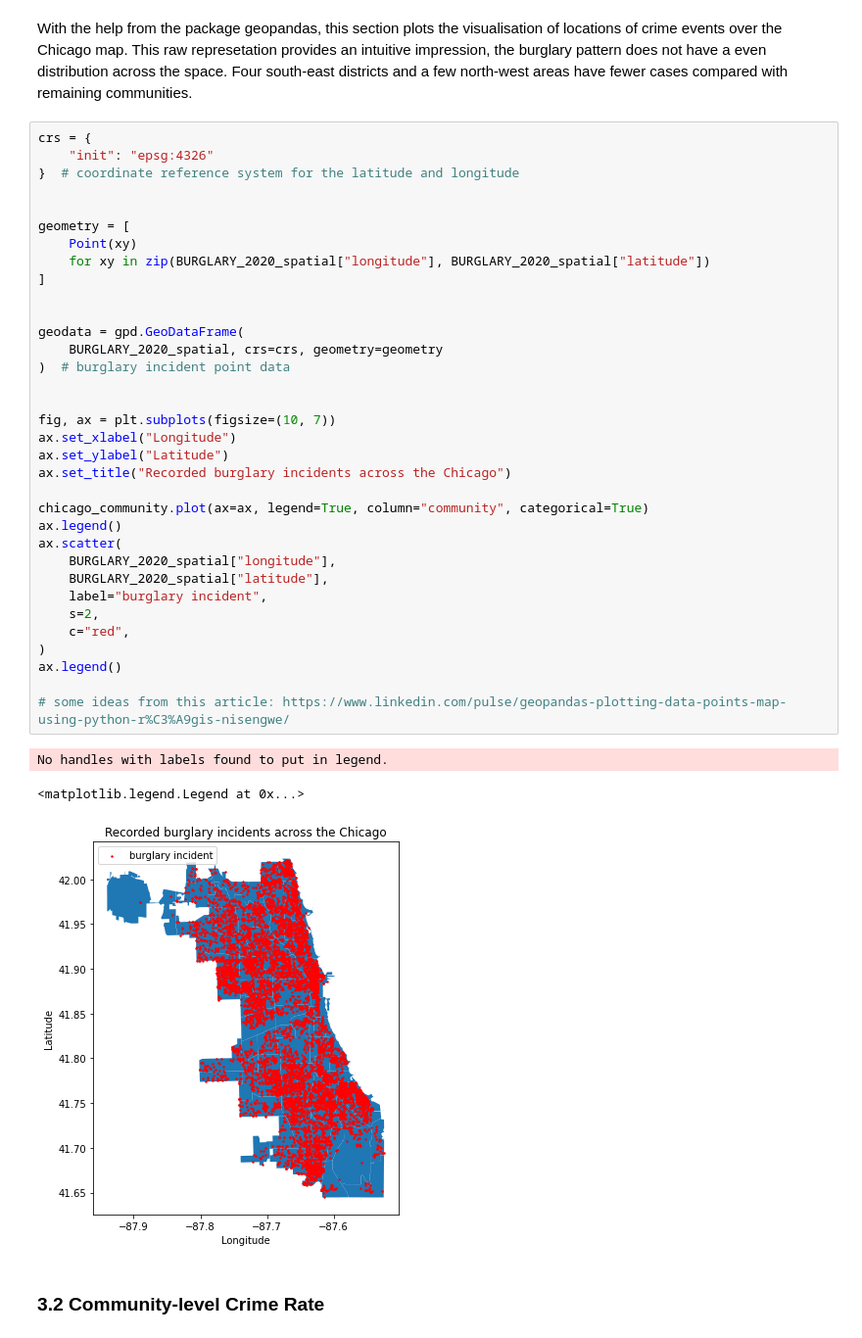
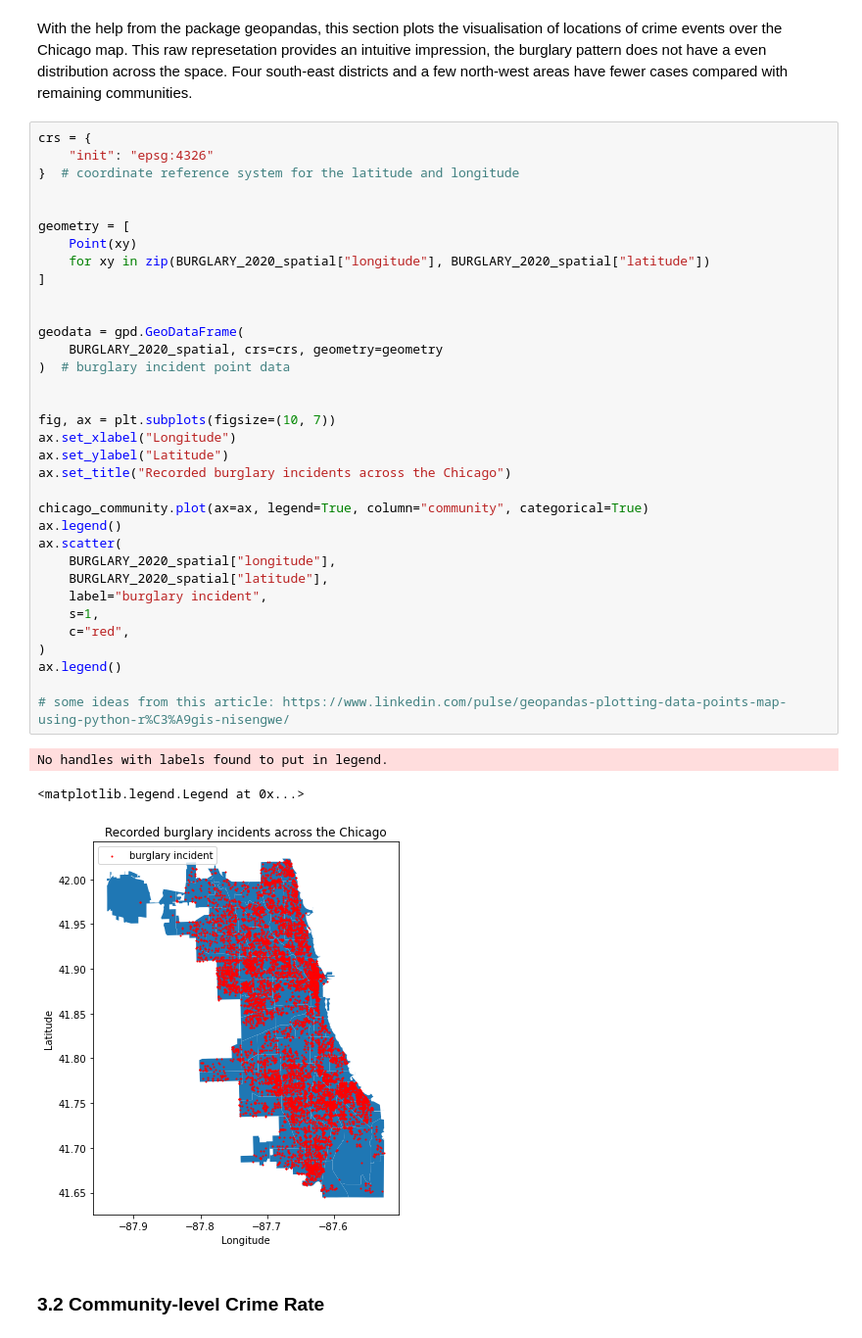
Before and after one commit to NijunJiang/CASA_CW, a Jupyter notebook: coursework.ipynb, the cells around one changed output. Shown at 98% size. Saved outputs shown, nothing was run; the diff lists cells and outputs as text.

```diff
--- a/coursework.ipynb
+++ b/coursework.ipynb
@@ -283,35 +271,35 @@ crs = {
 geometry = [
     Point(xy)
     for xy in zip(BURGLARY_2020_spatial["longitude"], BURGLARY_2020_spatial["latitude"])
 ]
 
 
 geodata = gpd.GeoDataFrame(
     BURGLARY_2020_spatial, crs=crs, geometry=geometry
 )  # burglary incident point data
 
 
 fig, ax = plt.subplots(figsize=(10, 7))
 ax.set_xlabel("Longitude")
 ax.set_ylabel("Latitude")
 ax.set_title("Recorded burglary incidents across the Chicago")
 
 chicago_community.plot(ax=ax, legend=True, column="community", categorical=True)
 ax.legend()
 ax.scatter(
     BURGLARY_2020_spatial["longitude"],
     BURGLARY_2020_spatial["latitude"],
     label="burglary incident",
-    s=2,
+    s=1,
     c="red",
 )
 ax.legend()
 
 # some ideas from this article: https://www.linkedin.com/pulse/geopandas-plotting-data-points-map-using-python-r%C3%A9gis-nisengwe/
 # %% [output]
 No handles with labels found to put in legend.
 <matplotlib.legend.Legend at 0x...>
-[figure, old version]
+[figure, new version]
 # %% [markdown]
 ### 3.2 Community-level Crime Rate
 # %%
```
Also changed, not shown: parts of 18 cells of this notebook.
